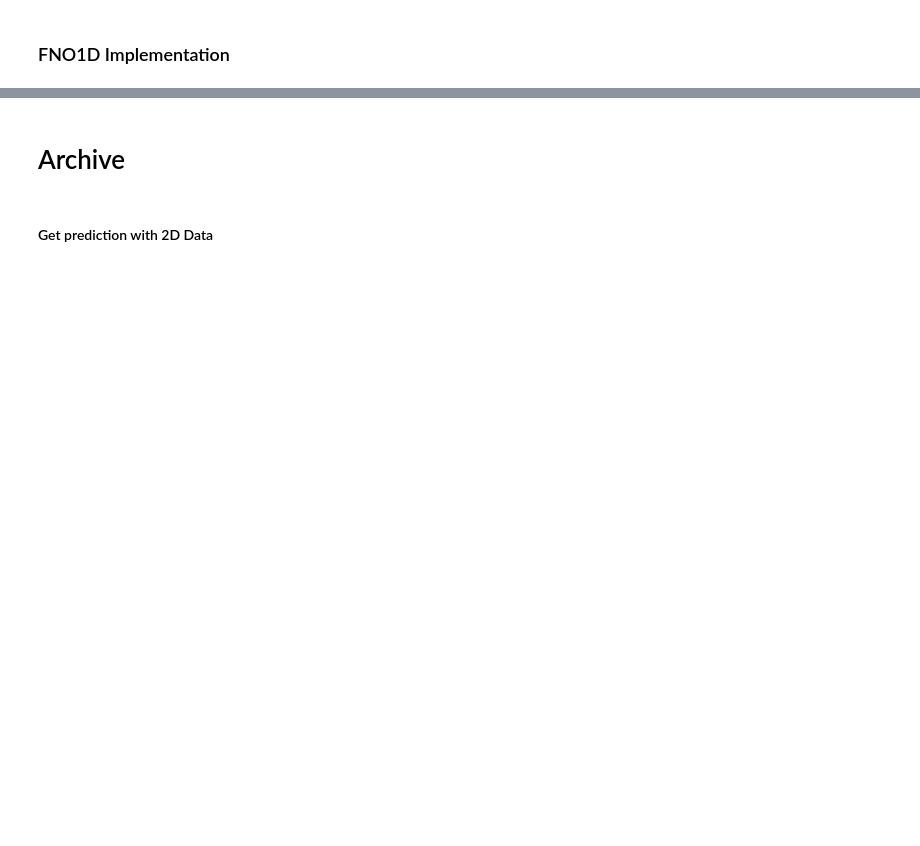
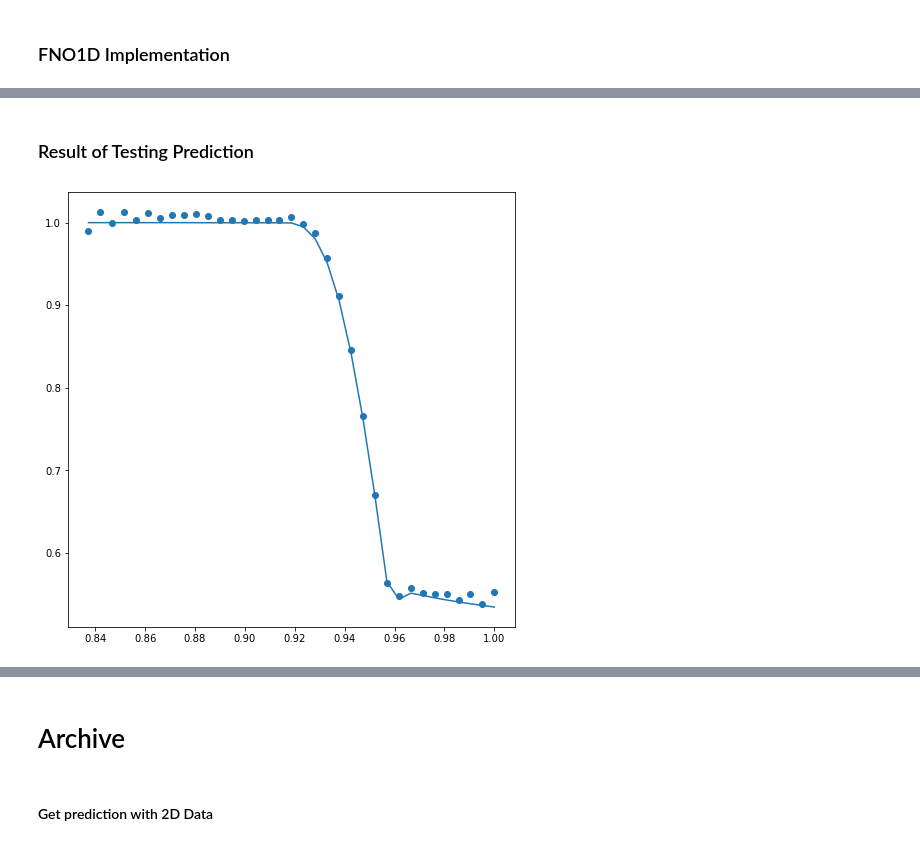
Before and after one commit to fabianjaeger1/DLSC, a Jupyter notebook: Project_A/Fabian_Jaeger_Task3_new.ipynb, the cells around one changed output, grey strips where cells are left out. Saved outputs shown, nothing was run; the diff lists cells and outputs as text; code cells hidden in the pictures; blank space fills up the shorter version.

```diff
--- a/Project_A/Fabian_Jaeger_Task3_new.ipynb
+++ b/Project_A/Fabian_Jaeger_Task3_new.ipynb
@@ -352,0 +296,38 @@ fno = FNO1d(modes, width)
+# %%
+optimizer = Adam(fno_Tf.parameters(), lr=learning_rate, weight_decay=1e-5)
+scheduler = torch.optim.lr_scheduler.StepLR(optimizer, step_size=step_size, gamma=gamma)
+
+l = torch.nn.MSELoss()
+freq_print = 10
+for epoch in range(epochs):
+    train_mse = 0.0
+    for step, (input_batch, output_batch) in enumerate(training_set_Tf):
+        # print(input_batch.shape)
+        # print(output_batch.shape)
+        optimizer.zero_grad()
+        # print(input_batch.shape)
+        # print(fno(input_batch).shape)
+        output_pred_batch = fno_Tf(input_batch).squeeze(2) # gives you the prediction of T_s or T_f
+        # print(output_pred_batch)
+        # print(output_batch)
+        loss_f = l(output_pred_batch, output_batch)
+        loss_f.backward()
+        optimizer.step()
+        train_mse += loss_f.item()
+    train_mse /= len(training_set_Tf)
+    # print(train_mse)
+
+    scheduler.step()
+
+    with torch.no_grad():
+        # print("=========")
+        # print("Testing Set")
+        fno_Tf.eval()
+        test_relative_l2 = 0.0
+        for step, (input_batch, output_batch) in enumerate(testing_set_Tf):
+            output_pred_batch = fno_Tf(input_batch).squeeze(2)
+            loss_f = (torch.mean((output_pred_batch - output_batch) ** 2) / torch.mean(output_batch ** 2)) ** 0.5 * 100
+            test_relative_l2 += loss_f.item()
+        test_relative_l2 /= len(testing_set_Tf)
+
+    if epoch % freq_print == 0: print("######### Epoch:", epoch, " ######### Train Loss:", train_mse, " ######### Relative L2 Test Norm:", test_relative_l2)
@@ -352,0 +352,10 @@ fno = FNO1d(modes, width)
+# %% [markdown]
+### Result of Testing Prediction
+# %%
+for step, (input_batch, output_batch) in enumerate(testing_set_Tf):
+        output_pred_batch = fno_Tf(input_batch).squeeze(2)
+        fig, ax =  plt.subplots(1,1, figsize = (8, 8))
+        plt.scatter(input_batch[0, :,1].detach(), output_pred_batch[0,:].detach())
+        plt.plot(input_batch[0,:, 1],output_batch[0,:] )
+# %% [output]
+[figure, added]
```
Also changed, not shown: parts of 30 cells of this notebook, 2 other files.
